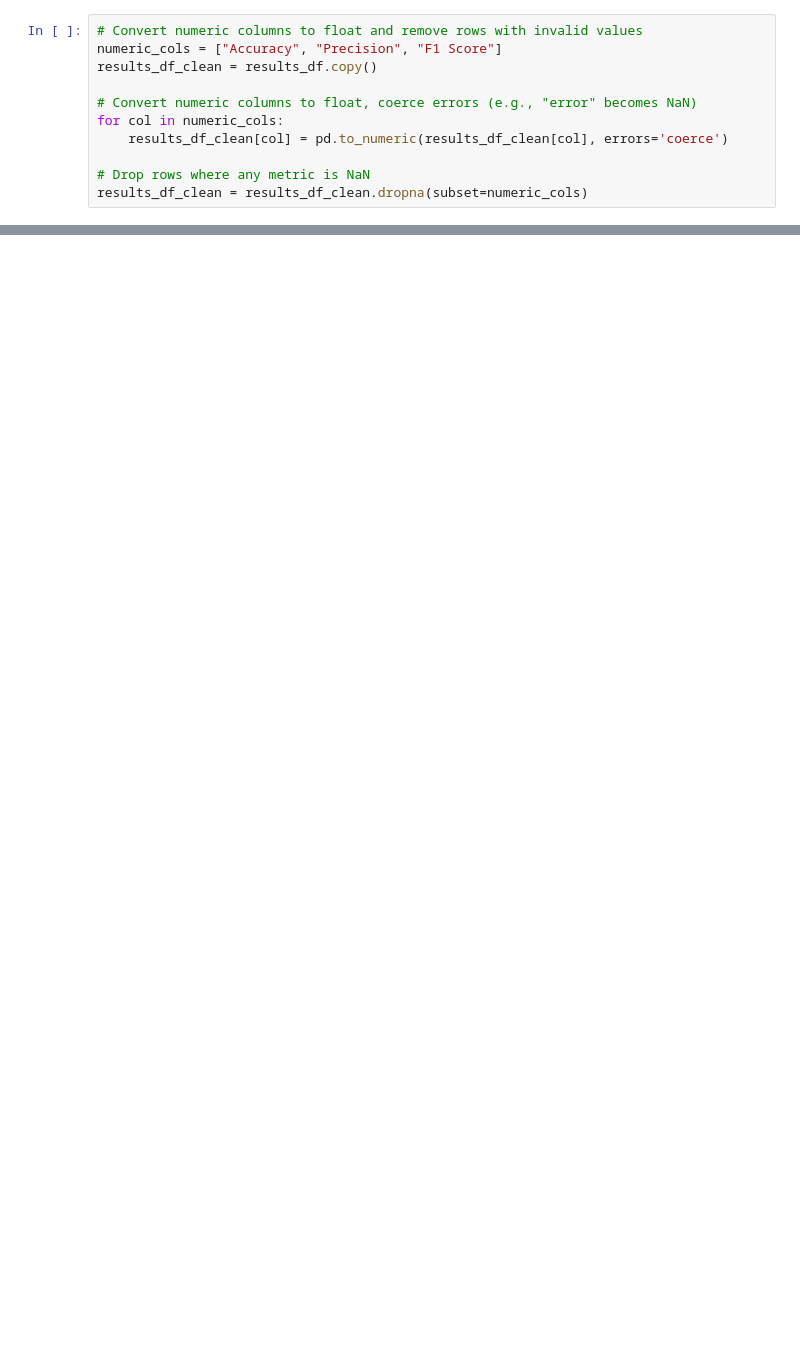
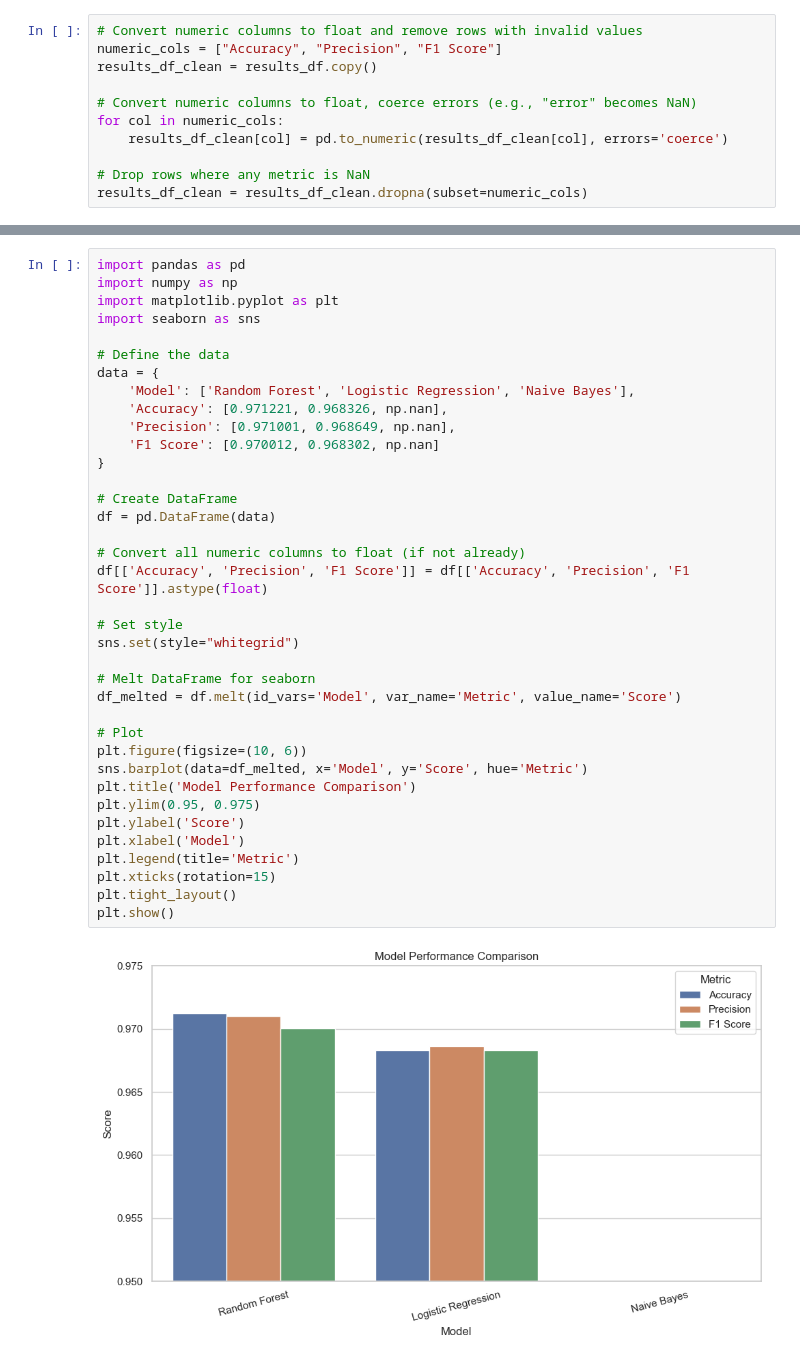
Before and after one commit to sarvesh0427/fyp, a Jupyter notebook: model_training/modeltrain.ipynb, the cells around one changed output, grey strips where cells are left out. Cells and saved outputs as stored; diff of their text form; blank space fills up the shorter version.

```diff
--- a/model_training/modeltrain.ipynb
+++ b/model_training/modeltrain.ipynb
@@ -151,0 +208,39 @@ plt.show()
+# %%
+import pandas as pd
+import numpy as np
+import matplotlib.pyplot as plt
+import seaborn as sns
+
+# Define the data
+data = {
+    'Model': ['Random Forest', 'Logistic Regression', 'Naive Bayes'],
+    'Accuracy': [0.971221, 0.968326, np.nan],
+    'Precision': [0.971001, 0.968649, np.nan],
+    'F1 Score': [0.970012, 0.968302, np.nan]
+}
+
+# Create DataFrame
+df = pd.DataFrame(data)
+
+# Convert all numeric columns to float (if not already)
+df[['Accuracy', 'Precision', 'F1 Score']] = df[['Accuracy', 'Precision', 'F1 Score']].astype(float)
+
+# Set style
+sns.set(style="whitegrid")
+
+# Melt DataFrame for seaborn
+df_melted = df.melt(id_vars='Model', var_name='Metric', value_name='Score')
+
+# Plot
+plt.figure(figsize=(10, 6))
+sns.barplot(data=df_melted, x='Model', y='Score', hue='Metric')
+plt.title('Model Performance Comparison')
+plt.ylim(0.95, 0.975)
+plt.ylabel('Score')
+plt.xlabel('Model')
+plt.legend(title='Metric')
+plt.xticks(rotation=15)
+plt.tight_layout()
+plt.show()
+# %% [output]
+[figure, added]
```
Also changed, not shown: parts of 11 cells of this notebook, 8 other files.
